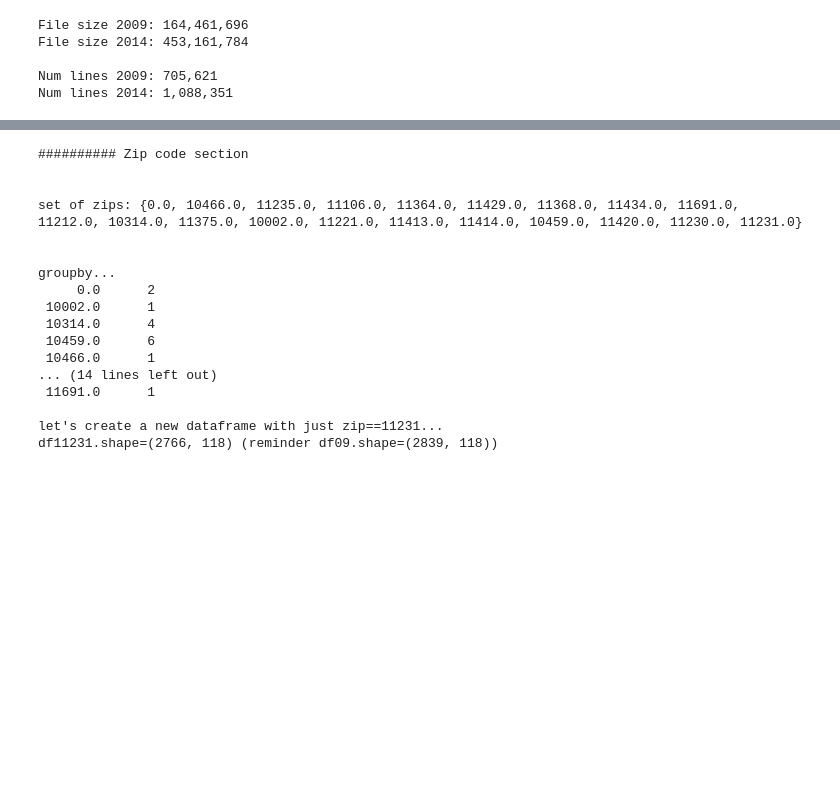
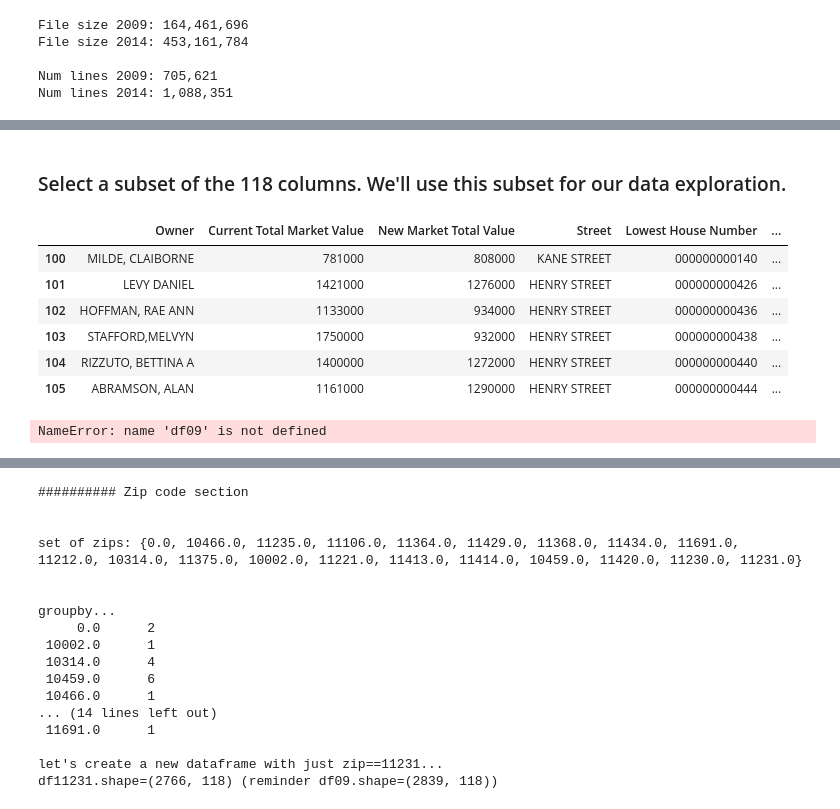
Before and after one commit to jdsketches/data_playground, a Jupyter notebook: nyc_properties.ipynb, the cells around one changed output, grey strips where cells are left out. Saved outputs shown, nothing was run; the diff lists cells and outputs as text; code cells hidden in the pictures; blank space fills up the shorter version.

```diff
--- a/nyc_properties.ipynb
+++ b/nyc_properties.ipynb
@@ -120,3 +243,47 @@ sm_chgdt    serialid
+# %% [markdown]
+### Select a subset of the 118 columns. We'll use this subset for our data exploration.
+# %%
+
+colnames = ['owner',
+            'cur_fv_t',
+            'new_fv_t',
+            'str_name',
+            'hnum_lo',
+            'hnum_hi',
+            'tot_unit',
+            'lfrt_dec',
+            'ldep_dec',
+            'yrb']
+
+# index the descr table by the API name...
+cidx = colinfo_df.set_index("Column API ID")
+
+# map the API name to a more user-friendly name
+cols_subset = OrderedDict()
+for cn in colnames:
+    cols_subset[cn] = cidx.ix[cn]["Column Name"]
+
+df11231 = df11231.rename(columns = cols_subset)
+
+# try'em
+df11231.ix[100:105, cols_subset.values()]
+# %% [output]
+|  | Owner | Current Total Market Value | New Market Total Value | Street | Lowest House Number | ... |
+| 100 | MILDE, CLAIBORNE | 781000 | 808000 | KANE STREET | 000000000140 | ... |
+| 101 | LEVY DANIEL | 1421000 | 1276000 | HENRY STREET | 000000000426 | ... |
+| 102 | HOFFMAN, RAE ANN | 1133000 | 934000 | HENRY STREET | 000000000436 | ... |
+| 103 | STAFFORD,MELVYN | 1750000 | 932000 | HENRY STREET | 000000000438 | ... |
+| 104 | RIZZUTO, BETTINA A | 1400000 | 1272000 | HENRY STREET | 000000000440 | ... |
+| 105 | ABRAMSON, ALAN | 1161000 | 1290000 | HENRY STREET | 000000000444 | ... |
+# %%
+
+print("Num elems in table: df.size = {}".format(df09.size))
+
+# confirm...
+from operator import mul
+print("Num elems in table: shape = {}; rows x cols = {}".format(df09.shape, mul(*df09.shape)))
+# %% [output]
+NameError: name 'df09' is not defined
 # %%
 # Even better...
 df09.describe()
```
Also changed, not shown: parts of 24 cells of this notebook, 1 other file.
